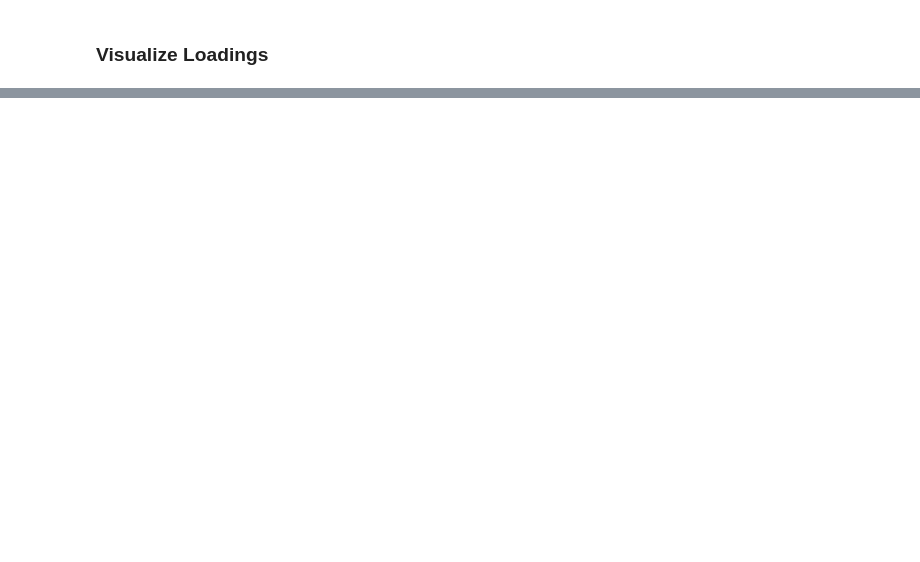
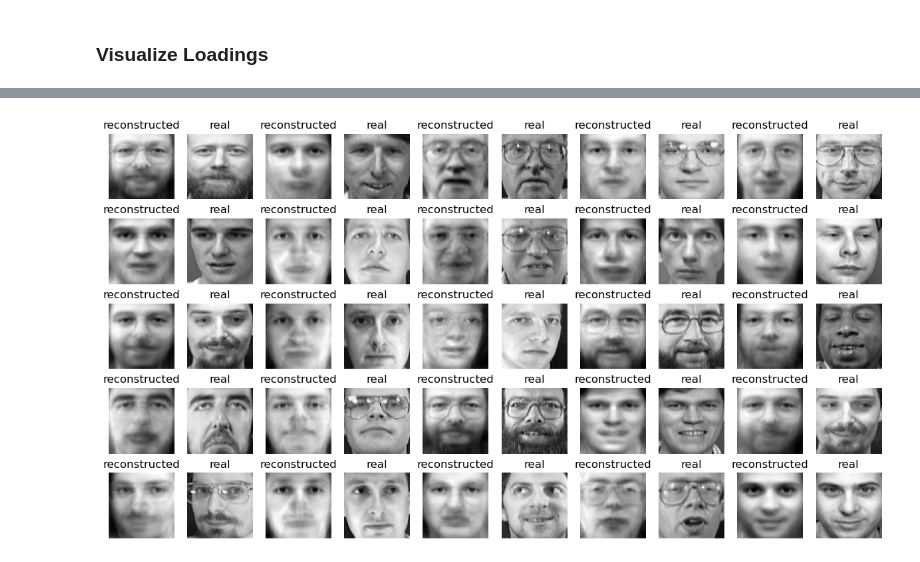
Before and after one commit to luisdiaz1997/SpatialFactorization, a Jupyter notebook: notebooks/PNMF_eigenfaces.ipynb, the cells around one changed output, grey strips where cells are left out. Drawn from its saved outputs; the diff is of its cells as text; code cells hidden in the pictures; blank space fills up the shorter version.

```diff
--- a/notebooks/PNMF_eigenfaces.ipynb
+++ b/notebooks/PNMF_eigenfaces.ipynb
@@ -63,0 +64,16 @@ for i in range(model.L):
+# %%
+means = model.predict_mean().type(torch.int).detach().numpy()
+# %%
+plt.figure(figsize=(15, 8))
+for i in range(25):
+    plt.subplot(5,10,(2*i)+1)
+    plt.title('reconstructed')
+    plt.imshow(means[i].reshape(64, 64), cmap='gray')
+    plt.axis('off')
+
+    plt.subplot(5,10,(2*i)+2)
+    plt.title('real')
+    plt.imshow(x_train[i].reshape(64, 64), cmap='gray')
+    plt.axis('off')
+# %% [output]
+[figure, added]
```
Also changed, not shown: parts of 4 cells of this notebook.
